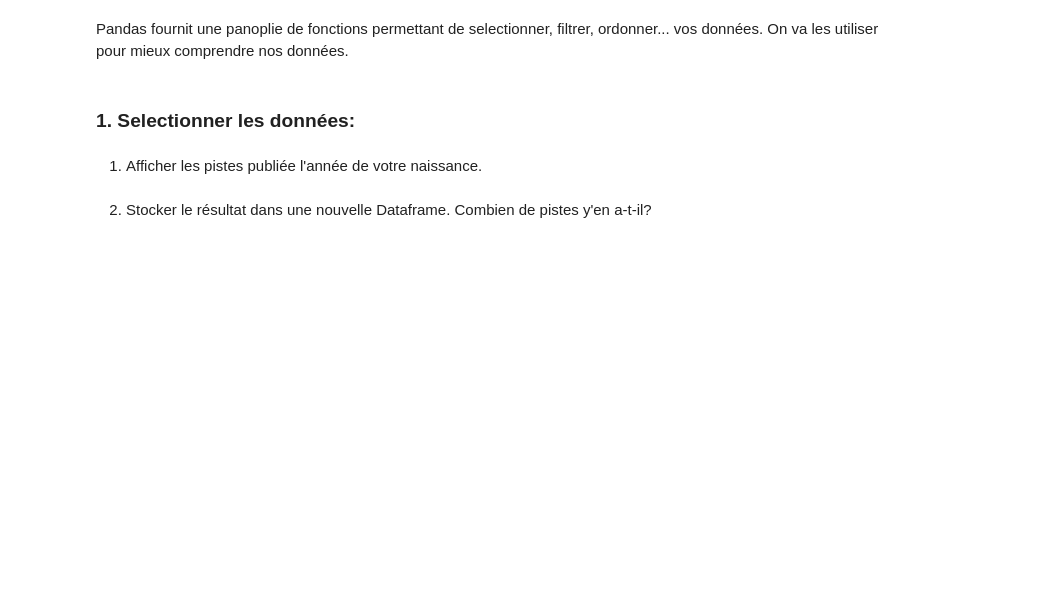
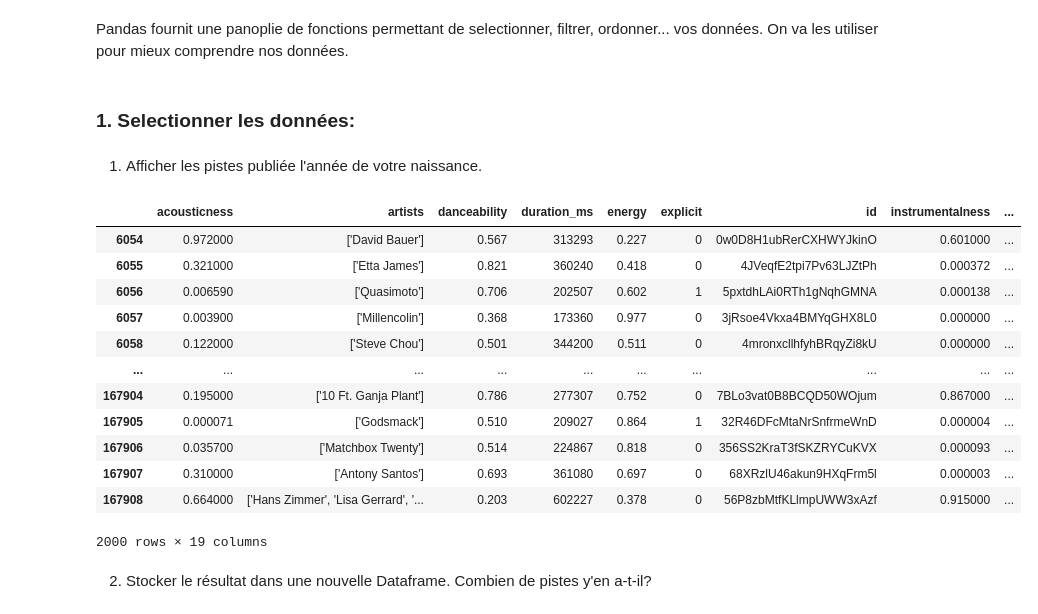
Before and after one commit to TahaBeno/Lab1_pandas, a Jupyter notebook: Lab1_pandas.ipynb, the cells around one changed output. Saved outputs shown, nothing was run; the diff lists cells and outputs as text; code cells hidden in the pictures; blank space fills up the shorter version.

```diff
--- a/Lab1_pandas.ipynb
+++ b/Lab1_pandas.ipynb
@@ -271,5 +271,22 @@ Pandas fournit une panoplie de fonctions permettant de selectionner, filtrer, or
 ### 1. Selectionner les données:
 # %% [markdown]
 1. Afficher les pistes publiée l'année de votre naissance.
+# %%
+df=pd.read_csv("music_dataset/data.csv")
+df.loc[df['year'] == 2000]
+# %% [output]
+|  | acousticness | artists | danceability | duration_ms | energy | explicit | id | instrumentalness | ... |
+| 6054 | 0.972000 | ['David Bauer'] | 0.567 | 313293 | 0.227 | 0 | 0w0D8H1ubRerCXHWYJkinO | 0.601000 | ... |
+| 6055 | 0.321000 | ['Etta James'] | 0.821 | 360240 | 0.418 | 0 | 4JVeqfE2tpi7Pv63LJZtPh | 0.000372 | ... |
+| 6056 | 0.006590 | ['Quasimoto'] | 0.706 | 202507 | 0.602 | 1 | 5pxtdhLAi0RTh1gNqhGMNA | 0.000138 | ... |
+| 6057 | 0.003900 | ['Millencolin'] | 0.368 | 173360 | 0.977 | 0 | 3jRsoe4Vkxa4BMYqGHX8L0 | 0.000000 | ... |
+| 6058 | 0.122000 | ['Steve Chou'] | 0.501 | 344200 | 0.511 | 0 | 4mronxcllhfyhBRqyZi8kU | 0.000000 | ... |
+| ... | ... | ... | ... | ... | ... | ... | ... | ... | ... |
+| 167904 | 0.195000 | ['10 Ft. Ganja Plant'] | 0.786 | 277307 | 0.752 | 0 | 7BLo3vat0B8BCQD50WOjum | 0.867000 | ... |
+| 167905 | 0.000071 | ['Godsmack'] | 0.510 | 209027 | 0.864 | 1 | 32R46DFcMtaNrSnfrmeWnD | 0.000004 | ... |
+| 167906 | 0.035700 | ['Matchbox Twenty'] | 0.514 | 224867 | 0.818 | 0 | 356SS2KraT3fSKZRYCuKVX | 0.000093 | ... |
+| 167907 | 0.310000 | ['Antony Santos'] | 0.693 | 361080 | 0.697 | 0 | 68XRzlU46akun9HXqFrm5l | 0.000003 | ... |
+| 167908 | 0.664000 | ['Hans Zimmer', 'Lisa Gerrard', '... | 0.203 | 602227 | 0.378 | 0 | 56P8zbMtfKLlmpUWW3xAzf | 0.915000 | ... |
+2000 rows × 19 columns
 # %% [markdown]
 2. Stocker le résultat dans une nouvelle Dataframe. Combien de pistes y'en a-t-il?
```
Also changed, not shown: parts of 17 cells of this notebook.
